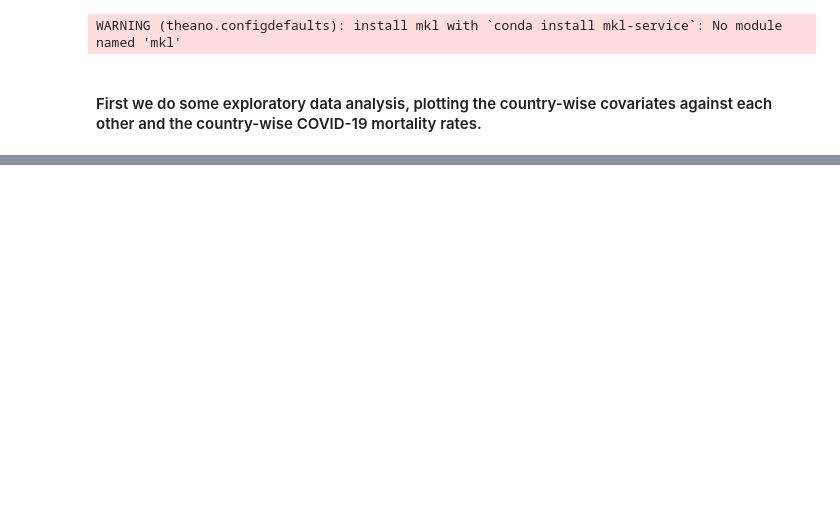
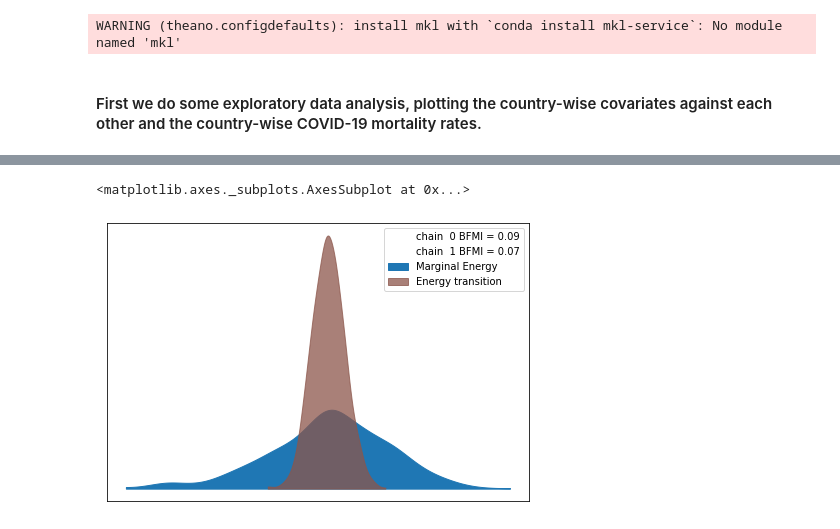
Before and after one commit to jwrichar/COVID19-mortality, a Jupyter notebook: COVID-19 Mortality Rate.ipynb, the cells around one changed output, grey strips where cells are left out. Drawn from its saved outputs; the diff is of its cells as text; code cells hidden in the pictures; blank space fills up the shorter version.

```diff
--- a/COVID-19 Mortality Rate.ipynb
+++ b/COVID-19 Mortality Rate.ipynb
@@ -54,8 +75,9 @@ The approach here is to fit a hierarchical Bayes Binomial model on the case & de
 # importlib.reload(model)
 mod = model.initialize_model(df)
 # %%
+# Run MCMC sampler
 with mod:
-    trace = pm.sample(1000, tune=3000)
+    trace = pm.sample(2000, tune=5000, chains=2)
 # %% [output]
 Auto-assigning NUTS sampler...
 Initializing NUTS using jitter+adapt_diag...
@@ -121,0 +111,6 @@ Name: mu_0, dtype: float64
+# %%
+# Assess convergence:
+pm.energyplot(trace, legend=True, figsize=(6, 4))
+# %% [output]
+<matplotlib.axes._subplots.AxesSubplot at 0x...>
+[figure, added]
```
Also changed, not shown: parts of 18 cells of this notebook, 2 other files.
